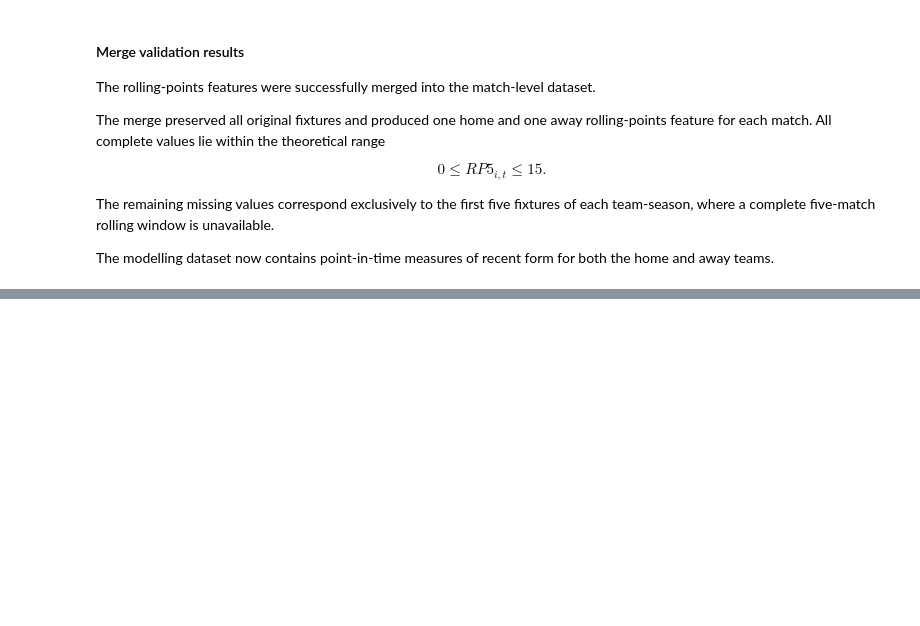
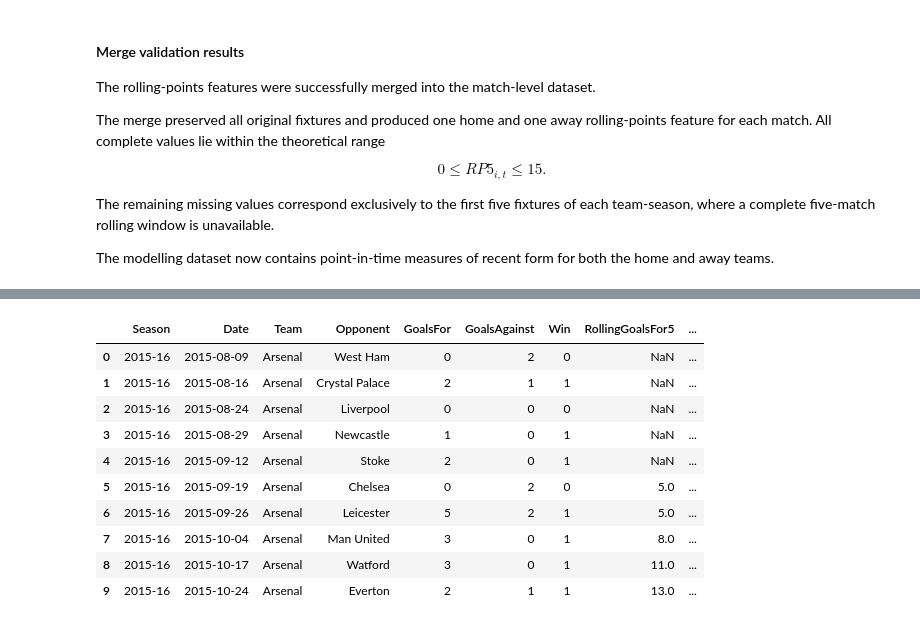
Before and after one commit to kieranforkan/premier-league-probability-engine, a Jupyter notebook: notebooks/02_feature_engineering.ipynb, the cells around one changed output, grey strips where cells are left out. Cells and saved outputs as stored; diff of their text form; code cells hidden in the pictures; blank space fills up the shorter version.

```diff
--- a/notebooks/02_feature_engineering.ipynb
+++ b/notebooks/02_feature_engineering.ipynb
@@ -1488,0 +1584,90 @@ The modelling dataset now contains point-in-time measures of recent form for bot
+# %%
+# Record whether each team won its current match
+team_history["Win"] = (
+    team_history["Points"] == 3
+).astype(int)
+
+
+def previous_five_sum(values):
+    """
+    Calculate the sum of the previous five observations,
+    excluding the current observation.
+    """
+    return (
+        values
+        .shift(1)
+        .rolling(window=5, min_periods=5)
+        .sum()
+    )
+
+
+def previous_five_mean(values):
+    """
+    Calculate the mean of the previous five observations,
+    excluding the current observation.
+    """
+    return (
+        values
+        .shift(1)
+        .rolling(window=5, min_periods=5)
+        .mean()
+    )
+
+
+# Group observations separately within each team-season
+team_season_groups = team_history.groupby(
+    ["Team", "Season"],
+    sort=False,
+)
+
+# Recent attacking performance
+team_history["RollingGoalsFor5"] = (
+    team_season_groups["GoalsFor"]
+    .transform(previous_five_sum)
+)
+
+# Recent defensive performance
+team_history["RollingGoalsAgainst5"] = (
+    team_season_groups["GoalsAgainst"]
+    .transform(previous_five_sum)
+)
+
+# Recent win frequency
+team_history["RollingWinRate5"] = (
+    team_season_groups["Win"]
+    .transform(previous_five_mean)
+)
+
+# Recent goal difference
+team_history["RollingGoalDifference5"] = (
+    team_history["RollingGoalsFor5"]
+    - team_history["RollingGoalsAgainst5"]
+)
+
+team_history[
+    [
+        "Season",
+        "Date",
+        "Team",
+        "Opponent",
+        "GoalsFor",
+        "GoalsAgainst",
+        "Win",
+        "RollingGoalsFor5",
+        "RollingGoalsAgainst5",
+        "RollingGoalDifference5",
+        "RollingWinRate5",
+    ]
+].head(10)
+# %% [output]
+|  | Season | Date | Team | Opponent | GoalsFor | GoalsAgainst | Win | RollingGoalsFor5 | ... |
+| 0 | 2015-16 | 2015-08-09 | Arsenal | West Ham | 0 | 2 | 0 | NaN | ... |
+| 1 | 2015-16 | 2015-08-16 | Arsenal | Crystal Palace | 2 | 1 | 1 | NaN | ... |
+| 2 | 2015-16 | 2015-08-24 | Arsenal | Liverpool | 0 | 0 | 0 | NaN | ... |
+| 3 | 2015-16 | 2015-08-29 | Arsenal | Newcastle | 1 | 0 | 1 | NaN | ... |
+| 4 | 2015-16 | 2015-09-12 | Arsenal | Stoke | 2 | 0 | 1 | NaN | ... |
+| 5 | 2015-16 | 2015-09-19 | Arsenal | Chelsea | 0 | 2 | 0 | 5.0 | ... |
+| 6 | 2015-16 | 2015-09-26 | Arsenal | Leicester | 5 | 2 | 1 | 5.0 | ... |
+| 7 | 2015-16 | 2015-10-04 | Arsenal | Man United | 3 | 0 | 1 | 8.0 | ... |
+| 8 | 2015-16 | 2015-10-17 | Arsenal | Watford | 3 | 0 | 1 | 11.0 | ... |
+| 9 | 2015-16 | 2015-10-24 | Arsenal | Everton | 2 | 1 | 1 | 13.0 | ... |
```
Also changed, not shown: parts of 20 cells of this notebook.
